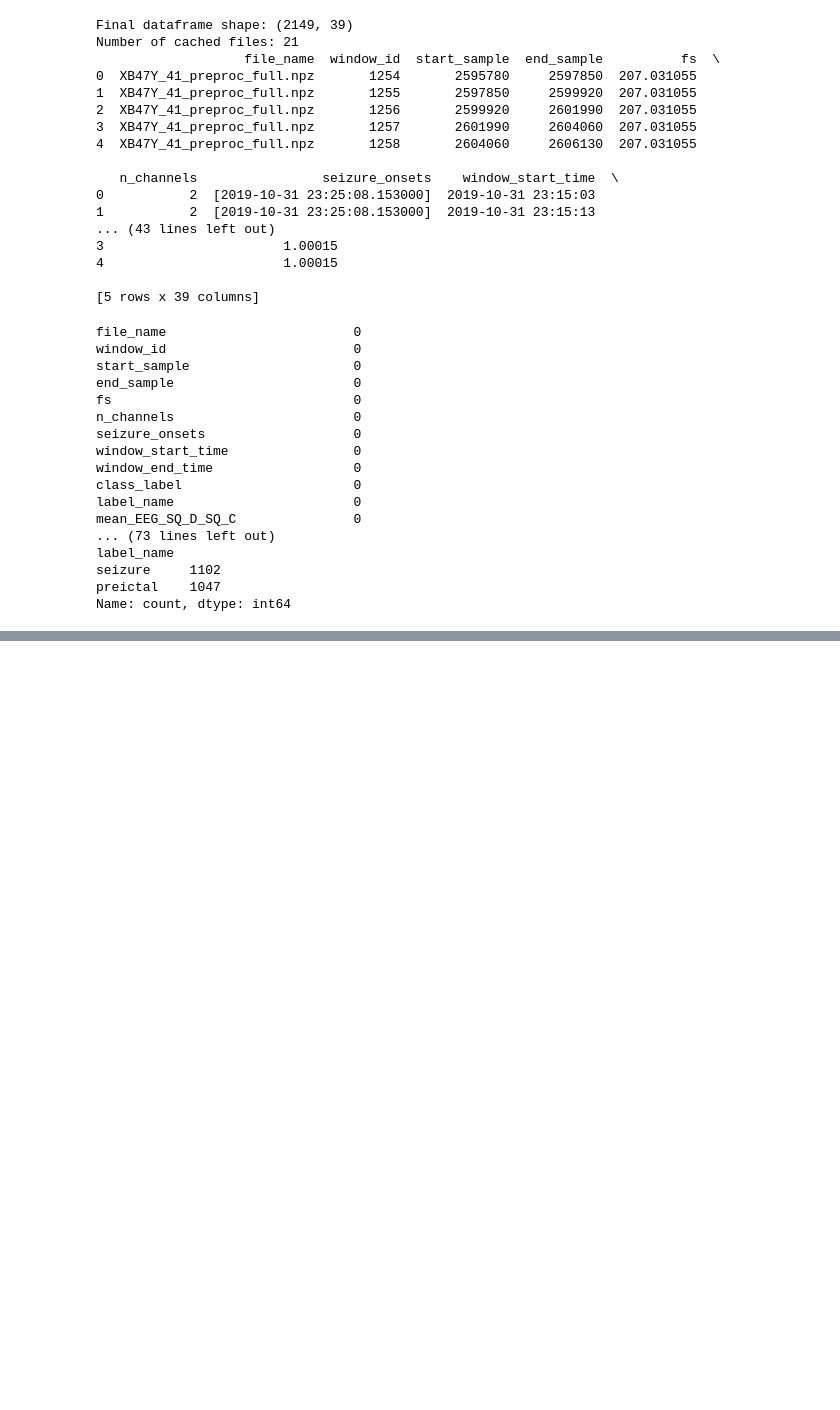
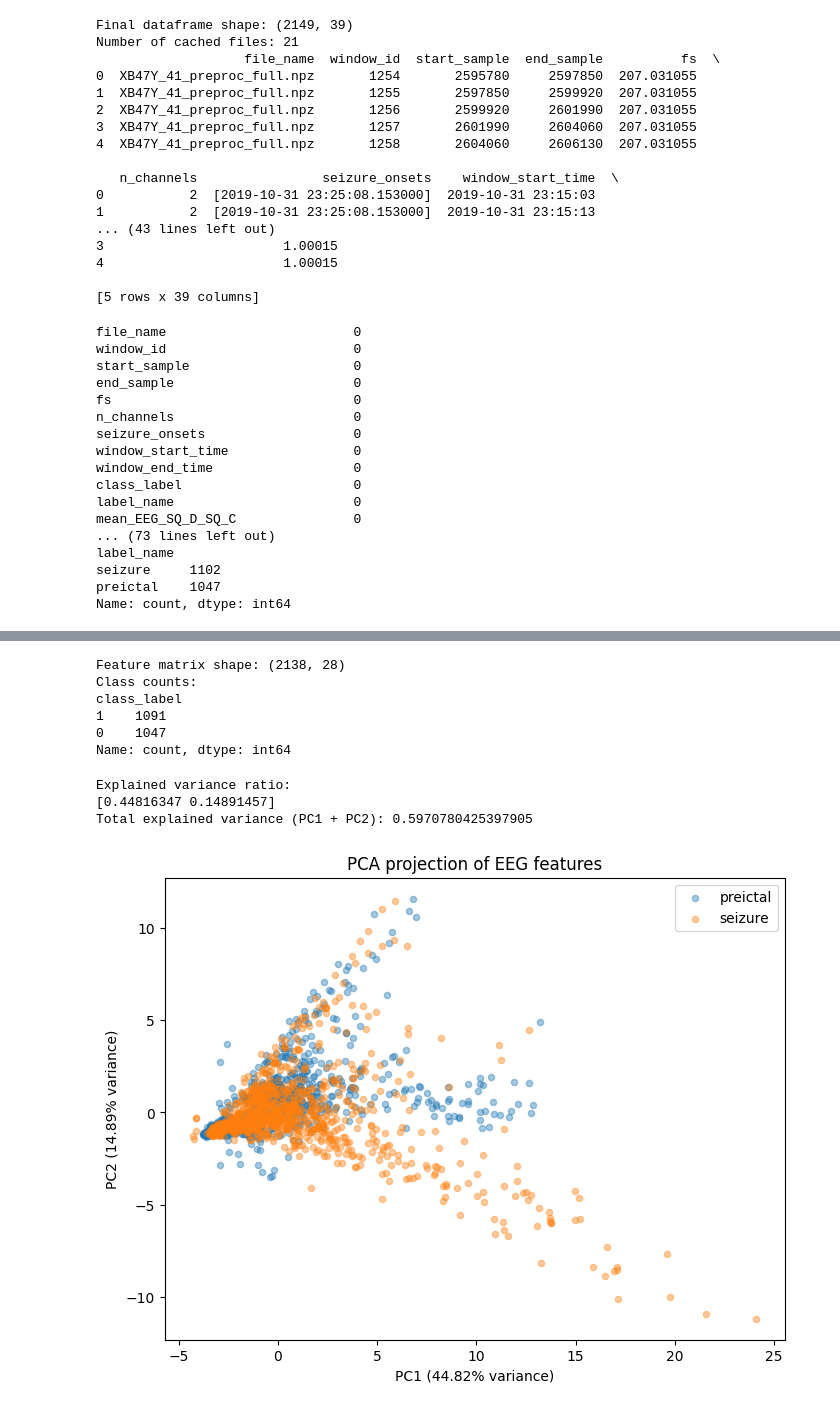
Before and after one commit to tomas0899/FoundationModel_EEG_Dissertation, a Jupyter notebook: EEG_data_vis/code/Try3_feature_eng_ICTALvsPreictal.ipynb, the cells around one changed output, grey strips where cells are left out. Cells and saved outputs as stored; diff of their text form; code cells hidden in the pictures; blank space fills up the shorter version.

```diff
--- a/EEG_data_vis/code/Try3_feature_eng_ICTALvsPreictal.ipynb
+++ b/EEG_data_vis/code/Try3_feature_eng_ICTALvsPreictal.ipynb
@@ -1029,3 +1023,8 @@ Name: count, dtype: int64
 # %%
 # Save the final feature dataframe as a pickle file
 df_features.to_pickle("df_features.pkl")
+# %%
+# Load the feature dataframe from the pickle file
+import pandas as pd
+
+df_features = pd.read_pickle("df_features.pkl")
@@ -1031,0 +1577,68 @@ df_features.to_pickle("df_features.pkl")
+# %%
+import numpy as np
+import pandas as pd
+
+# Keep only numeric feature columns
+X = df_features[feature_cols].replace([np.inf, -np.inf], np.nan).copy()
+
+# Remove rows with missing values in the selected features
+valid_idx = X.dropna().index
+X = X.loc[valid_idx]
+
+# Keep labels aligned with cleaned feature matrix
+y = df_features.loc[valid_idx, "class_label"]
+y_name = df_features.loc[valid_idx, "label_name"]
+
+print("Feature matrix shape:", X.shape)
+print("Class counts:")
+print(y.value_counts())
+# %% [output]
+Feature matrix shape: (2138, 28)
+Class counts:
+class_label
+1    1091
+0    1047
+Name: count, dtype: int64
+# %%
+from sklearn.preprocessing import StandardScaler
+from sklearn.decomposition import PCA
+
+# Standardize features before PCA
+scaler = StandardScaler()
+X_scaled = scaler.fit_transform(X)
+
+# Fit PCA
+pca = PCA(n_components=2)
+X_pca = pca.fit_transform(X_scaled)
+
+print("Explained variance ratio:")
+print(pca.explained_variance_ratio_)
+print("Total explained variance (PC1 + PC2):", pca.explained_variance_ratio_.sum())
+# %% [output]
+Explained variance ratio:
+[0.44816347 0.14891457]
+Total explained variance (PC1 + PC2): 0.5970780425397905
+# %%
+import matplotlib.pyplot as plt
+
+# Plot PCA projection for all samples
+plt.figure(figsize=(8, 6))
+
+for label in sorted(y.unique()):
+    mask = y == label
+    label_text = y_name[mask].iloc[0]
+    plt.scatter(
+        X_pca[mask, 0],
+        X_pca[mask, 1],
+        alpha=0.4,
+        s=20,
+        label=label_text
+    )
+
+plt.xlabel(f"PC1 ({pca.explained_variance_ratio_[0]*100:.2f}% variance)")
+plt.ylabel(f"PC2 ({pca.explained_variance_ratio_[1]*100:.2f}% variance)")
+plt.title("PCA projection of EEG features")
+plt.legend()
+plt.show()
+# %% [output]
+[figure, added]
```
Also changed, not shown: parts of 42 cells of this notebook.
